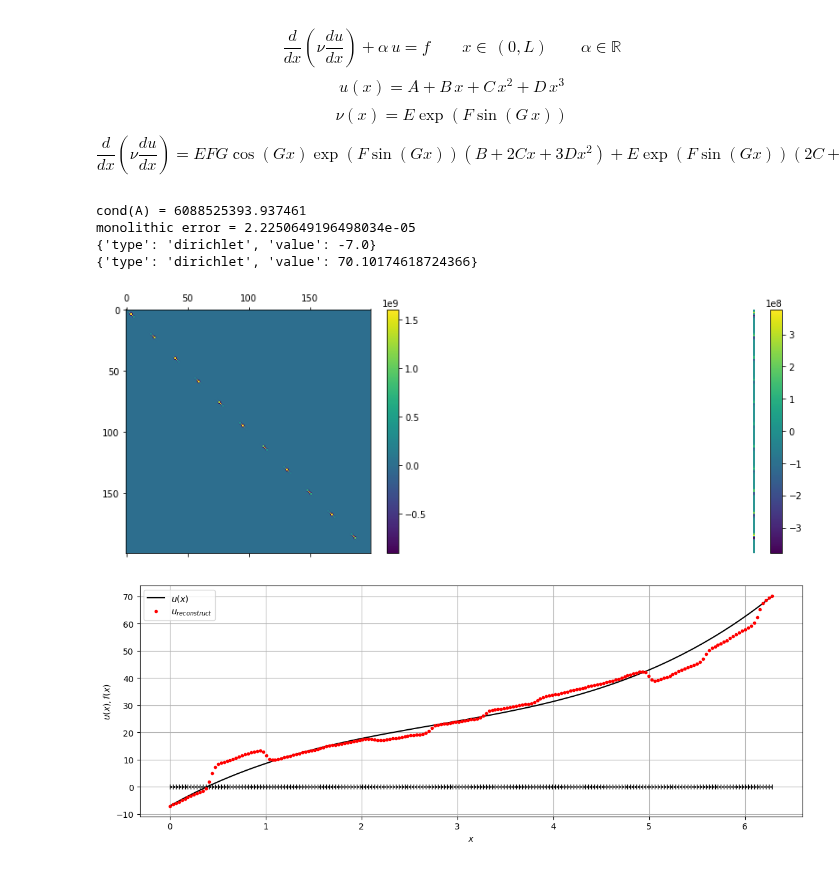
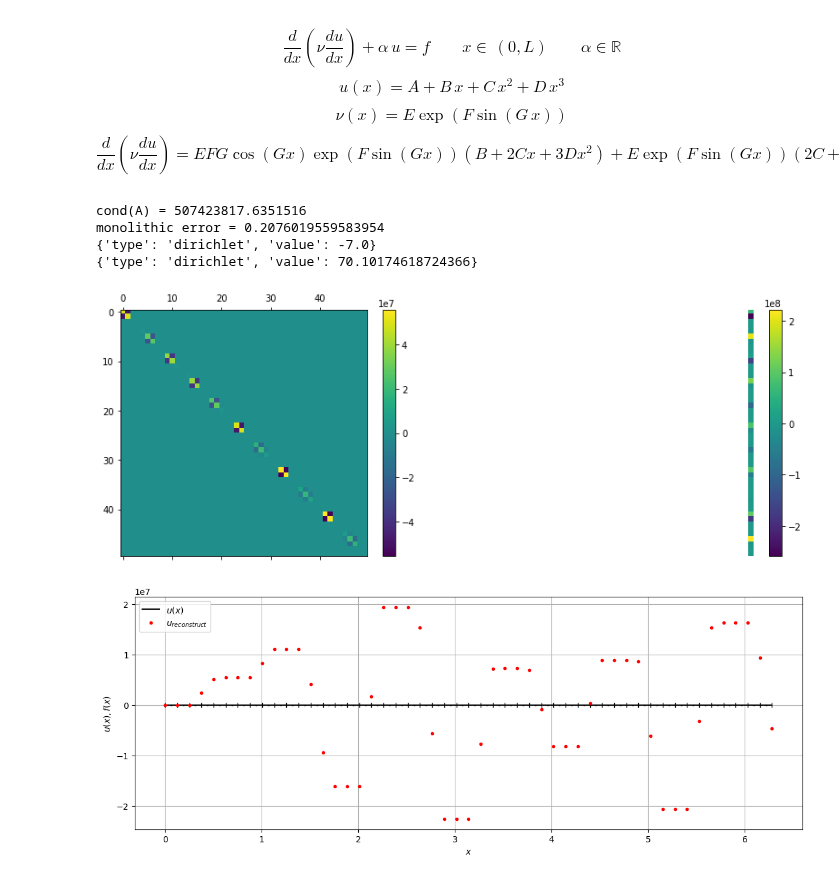
Before and after one commit to multiform-UoN/splittingschemes, a Jupyter notebook: python/fvm1D_poisson.ipynb, the cells around one changed output. Saved outputs shown, nothing was run; the diff lists cells and outputs as text; code cells hidden in the pictures.

```diff
--- a/python/fvm1D_poisson.ipynb
+++ b/python/fvm1D_poisson.ipynb
@@ -22,7 +22,7 @@ kwargs = {
 }
 
 L = 2*np.pi
-N = 200
+N = 50
 dx = np.divide(L, N)
 x = np.linspace(0, L, N+1)
 xc = np.linspace(0.5*dx, L-0.5*dx, N)
@@ -84,34 +84,34 @@ fig1.colorbar(axsf, ax=axs[1])
 axs[1].axis('off')
 #plt.savefig('matrix.pdf')
 
 fig, ax = plt.subplots(figsize=(14,5), dpi=100)
 markersize = 20
 linewidth = 0.8
 color = 'k'
 ax.set_xlabel(r'$x$')
 ax.set_ylabel(r'$u(x), f(x)$')
 
 ax.plot(x, 0*x, '|', color='k', markersize=6.0)
 ax.plot(xc, 0*xc, '.', color='k', markersize=2.0)
 
 ax.plot(xfine, sol(xfine, kwargs), '-k', label=r'$u(x)$')
 ax.plot(x, mylib.fvm_reconstruct_1D(u), '.r' , label=r'$u_{reconstruct}$', linewidth=linewidth)
 #ax.plot(xc, u, '_r', label=r'$\frac{1}{|cell|}\int u\,dx$', markersize=markersize)
 
 #ax.plot(x, mylib.reconstruct(fTOT), '-g' , label='furec', linewidth=linewidth)
 #ax.plot(xc, ff, '_g', label='ff', markersize=markersize)
 #ax.plot(xfine, f(xfine, kwargs), '--k', label='f exact')
 
 #ax.plot(xfine, nu(xfine, kwargs), '--k', label='nu')
 ax.plot()
 #ax.set_ylim(bottom=0.0)
 #ax.set_xlim([-0.001,0.1])
 ax.legend()
 ax.grid()
 # %% [output]
-cond(A) = 6088525393.937461
-monolithic error = 2.2250649196498034e-05
+cond(A) = 507423817.6351516
+monolithic error = 0.2076019559583954
 {'type': 'dirichlet', 'value': -7.0}
 {'type': 'dirichlet', 'value': 70.10174618724366}
-[figure, old version]
+[figure, new version]
-[figure, old version]
+[figure, new version]
```
Also changed, not shown: 9 other files.
